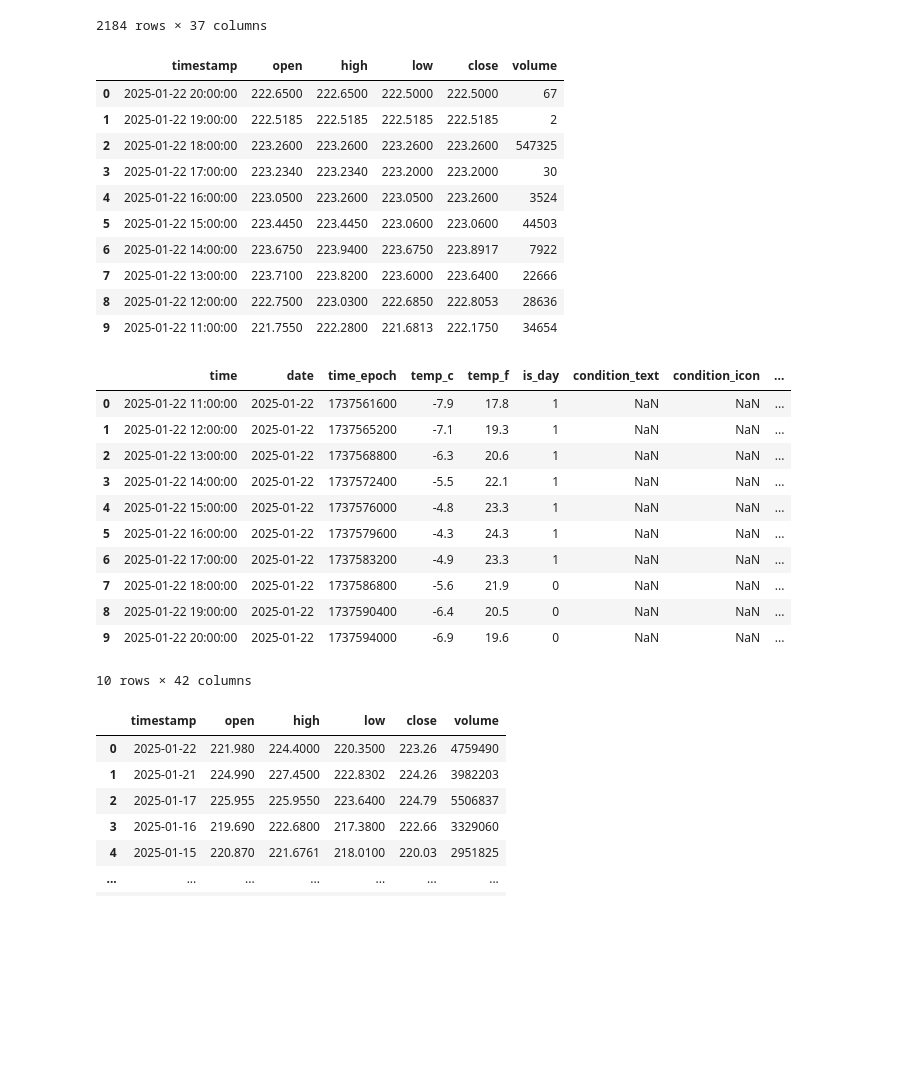
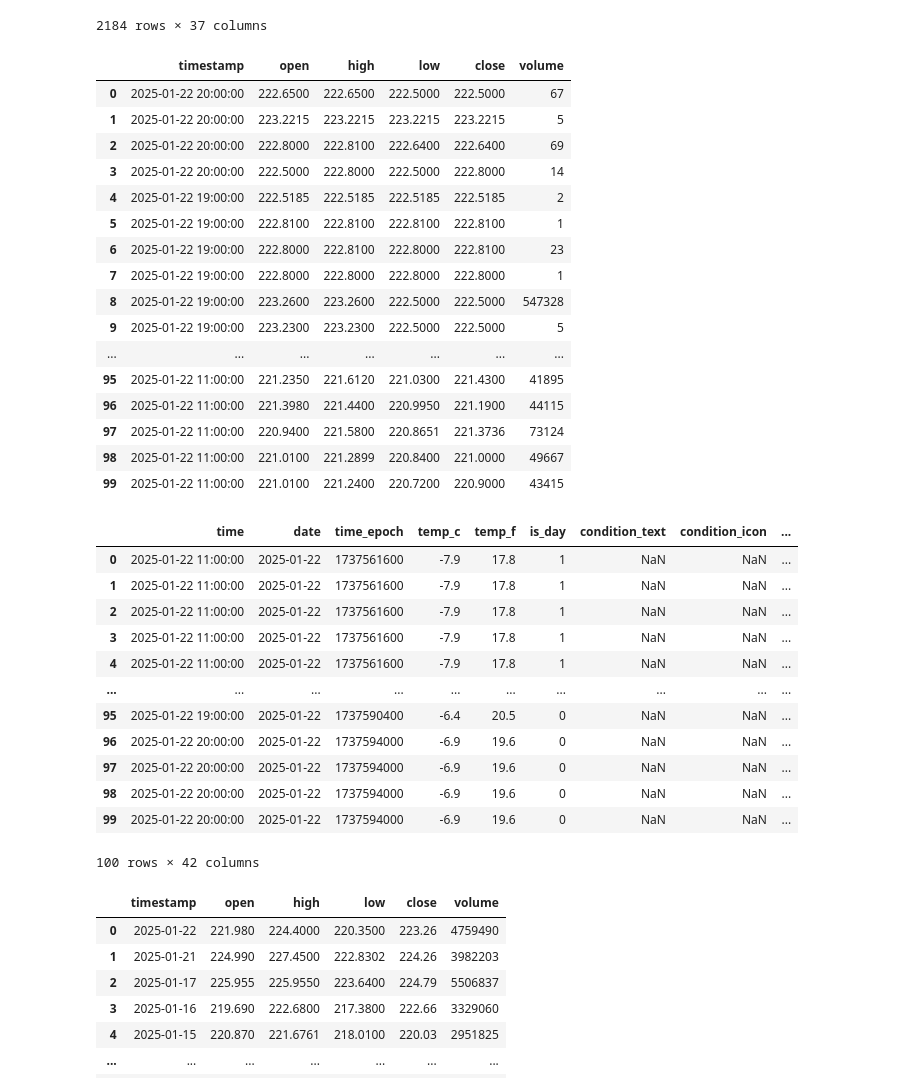
Before and after one commit to mhussain310/individual-capstone, a Jupyter notebook: notebooks/merge_stock_and_weather.ipynb, the cells around one changed output. Drawn from its saved outputs; the diff is of its cells as text; code cells hidden in the pictures; blank space fills up the shorter version.

```diff
--- a/notebooks/merge_stock_and_weather.ipynb
+++ b/notebooks/merge_stock_and_weather.ipynb
@@ -1,6 +1,8 @@
 # %%
 import pandas as pd
 # %%
+pd.set_option('display.max_rows', 500)
+
 stock_df = pd.read_csv('../data/raw/hourly_stock_data.csv')
 df_hourly = pd.read_csv('../data/test/hourly_historical_weather.csv')
 # %%
@@ -28,29 +30,35 @@ df_hourly
 # %%
 # Convert 'timestamp' column to datetime format
 stock_df['timestamp'] = pd.to_datetime(stock_df['timestamp'])
 
 # Round to the nearest hour
 stock_df['timestamp'] = stock_df['timestamp'].dt.round('h')
 
 
 # Drop duplicates, keeping the first occurrence
-stock_df.drop_duplicates(subset=['timestamp'], keep='first', inplace=True, ignore_index=True)
+# stock_df.drop_duplicates(subset=['timestamp'], keep='first', inplace=True, ignore_index=True)
 
 stock_df['timestamp'] = stock_df['timestamp'].astype(str)
 
 stock_df
 # %% [output]
 |  | timestamp | open | high | low | close | volume |
 | 0 | 2025-01-22 20:00:00 | 222.6500 | 222.6500 | 222.5000 | 222.5000 | 67 |
-| 1 | 2025-01-22 19:00:00 | 222.5185 | 222.5185 | 222.5185 | 222.5185 | 2 |
-| 2 | 2025-01-22 18:00:00 | 223.2600 | 223.2600 | 223.2600 | 223.2600 | 547325 |
-| 3 | 2025-01-22 17:00:00 | 223.2340 | 223.2340 | 223.2000 | 223.2000 | 30 |
-| 4 | 2025-01-22 16:00:00 | 223.0500 | 223.2600 | 223.0500 | 223.2600 | 3524 |
-| 5 | 2025-01-22 15:00:00 | 223.4450 | 223.4450 | 223.0600 | 223.0600 | 44503 |
-| 6 | 2025-01-22 14:00:00 | 223.6750 | 223.9400 | 223.6750 | 223.8917 | 7922 |
-| 7 | 2025-01-22 13:00:00 | 223.7100 | 223.8200 | 223.6000 | 223.6400 | 22666 |
-| 8 | 2025-01-22 12:00:00 | 222.7500 | 223.0300 | 222.6850 | 222.8053 | 28636 |
-| 9 | 2025-01-22 11:00:00 | 221.7550 | 222.2800 | 221.6813 | 222.1750 | 34654 |
+| 1 | 2025-01-22 20:00:00 | 223.2215 | 223.2215 | 223.2215 | 223.2215 | 5 |
+| 2 | 2025-01-22 20:00:00 | 222.8000 | 222.8100 | 222.6400 | 222.6400 | 69 |
+| 3 | 2025-01-22 20:00:00 | 222.5000 | 222.8000 | 222.5000 | 222.8000 | 14 |
+| 4 | 2025-01-22 19:00:00 | 222.5185 | 222.5185 | 222.5185 | 222.5185 | 2 |
+| 5 | 2025-01-22 19:00:00 | 222.8100 | 222.8100 | 222.8100 | 222.8100 | 1 |
+| 6 | 2025-01-22 19:00:00 | 222.8000 | 222.8100 | 222.8000 | 222.8100 | 23 |
+| 7 | 2025-01-22 19:00:00 | 222.8000 | 222.8000 | 222.8000 | 222.8000 | 1 |
+| 8 | 2025-01-22 19:00:00 | 223.2600 | 223.2600 | 222.5000 | 222.5000 | 547328 |
+| 9 | 2025-01-22 19:00:00 | 223.2300 | 223.2300 | 222.5000 | 222.5000 | 5 |
+| ... | ... | ... | ... | ... | ... | ... |
+| 95 | 2025-01-22 11:00:00 | 221.2350 | 221.6120 | 221.0300 | 221.4300 | 41895 |
+| 96 | 2025-01-22 11:00:00 | 221.3980 | 221.4400 | 220.9950 | 221.1900 | 44115 |
+| 97 | 2025-01-22 11:00:00 | 220.9400 | 221.5800 | 220.8651 | 221.3736 | 73124 |
+| 98 | 2025-01-22 11:00:00 | 221.0100 | 221.2899 | 220.8400 | 221.0000 | 49667 |
+| 99 | 2025-01-22 11:00:00 | 221.0100 | 221.2400 | 220.7200 | 220.9000 | 43415 |
 # %%
 # Merge the DataFrames on 'time' and 'timestamp'
 merged_df = pd.merge(df_hourly, stock_df, left_on='time', right_on='timestamp', how='inner')
@@ -62,16 +70,17 @@ merged_df
 # %% [output]
 |  | time | date | time_epoch | temp_c | temp_f | is_day | condition_text | condition_icon | ... |
 | 0 | 2025-01-22 11:00:00 | 2025-01-22 | 1737561600 | -7.9 | 17.8 | 1 | NaN | NaN | ... |
-| 1 | 2025-01-22 12:00:00 | 2025-01-22 | 1737565200 | -7.1 | 19.3 | 1 | NaN | NaN | ... |
-| 2 | 2025-01-22 13:00:00 | 2025-01-22 | 1737568800 | -6.3 | 20.6 | 1 | NaN | NaN | ... |
-| 3 | 2025-01-22 14:00:00 | 2025-01-22 | 1737572400 | -5.5 | 22.1 | 1 | NaN | NaN | ... |
-| 4 | 2025-01-22 15:00:00 | 2025-01-22 | 1737576000 | -4.8 | 23.3 | 1 | NaN | NaN | ... |
-| 5 | 2025-01-22 16:00:00 | 2025-01-22 | 1737579600 | -4.3 | 24.3 | 1 | NaN | NaN | ... |
-| 6 | 2025-01-22 17:00:00 | 2025-01-22 | 1737583200 | -4.9 | 23.3 | 1 | NaN | NaN | ... |
-| 7 | 2025-01-22 18:00:00 | 2025-01-22 | 1737586800 | -5.6 | 21.9 | 0 | NaN | NaN | ... |
-| 8 | 2025-01-22 19:00:00 | 2025-01-22 | 1737590400 | -6.4 | 20.5 | 0 | NaN | NaN | ... |
-| 9 | 2025-01-22 20:00:00 | 2025-01-22 | 1737594000 | -6.9 | 19.6 | 0 | NaN | NaN | ... |
+| 1 | 2025-01-22 11:00:00 | 2025-01-22 | 1737561600 | -7.9 | 17.8 | 1 | NaN | NaN | ... |
+| 2 | 2025-01-22 11:00:00 | 2025-01-22 | 1737561600 | -7.9 | 17.8 | 1 | NaN | NaN | ... |
+| 3 | 2025-01-22 11:00:00 | 2025-01-22 | 1737561600 | -7.9 | 17.8 | 1 | NaN | NaN | ... |
+| 4 | 2025-01-22 11:00:00 | 2025-01-22 | 1737561600 | -7.9 | 17.8 | 1 | NaN | NaN | ... |
+| ... | ... | ... | ... | ... | ... | ... | ... | ... | ... |
+| 95 | 2025-01-22 19:00:00 | 2025-01-22 | 1737590400 | -6.4 | 20.5 | 0 | NaN | NaN | ... |
+| 96 | 2025-01-22 20:00:00 | 2025-01-22 | 1737594000 | -6.9 | 19.6 | 0 | NaN | NaN | ... |
+| 97 | 2025-01-22 20:00:00 | 2025-01-22 | 1737594000 | -6.9 | 19.6 | 0 | NaN | NaN | ... |
+| 98 | 2025-01-22 20:00:00 | 2025-01-22 | 1737594000 | -6.9 | 19.6 | 0 | NaN | NaN | ... |
+| 99 | 2025-01-22 20:00:00 | 2025-01-22 | 1737594000 | -6.9 | 19.6 | 0 | NaN | NaN | ... |
-10 rows × 42 columns
+100 rows × 42 columns
 # %%
 daily_stock = pd.read_csv('../data/raw/daily_stock_data.csv')
 daily_weather = pd.read_csv('../data/test/daily_historical_weather.csv')
```
Also changed, not shown: 8 other files.
